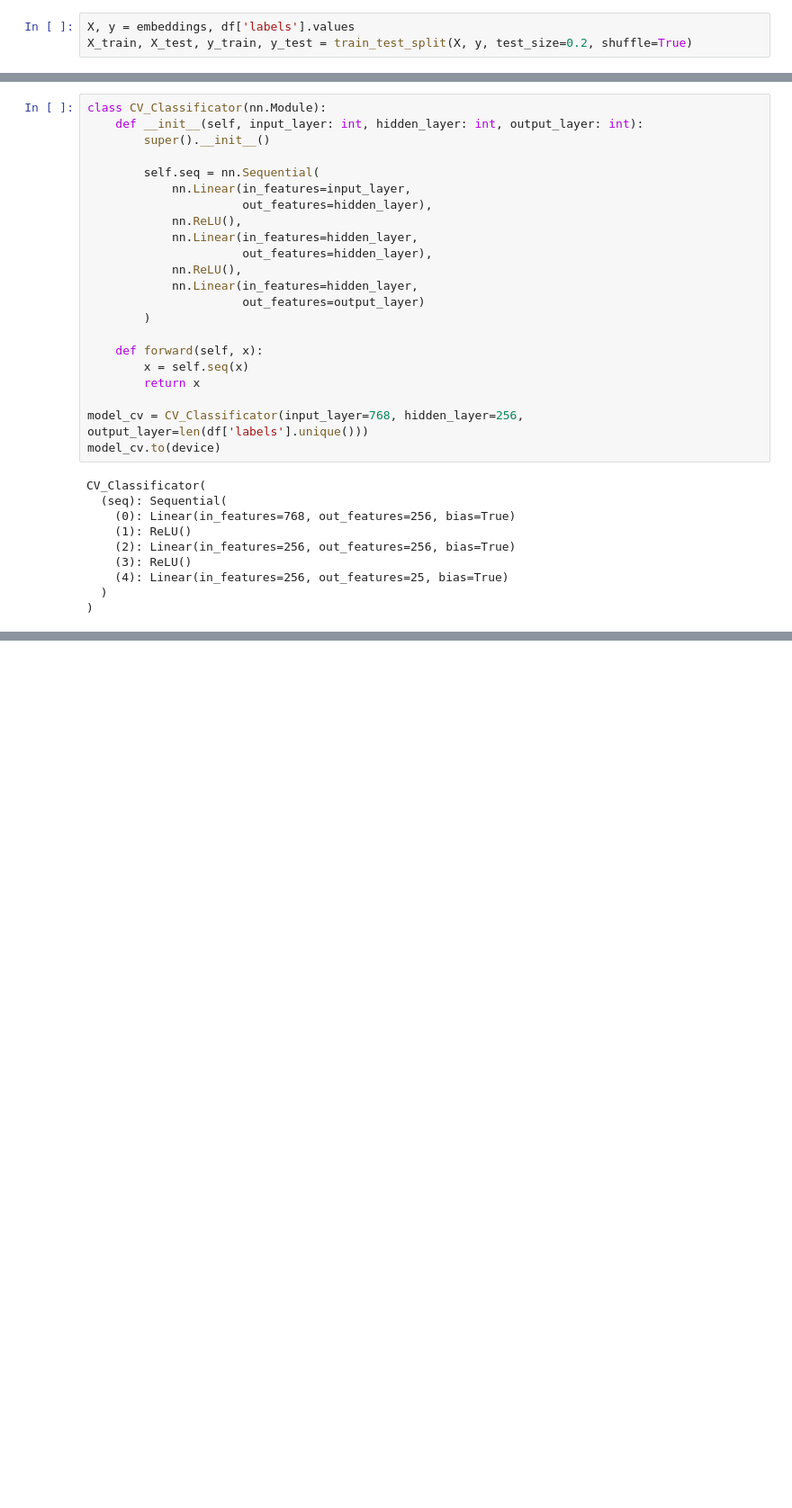
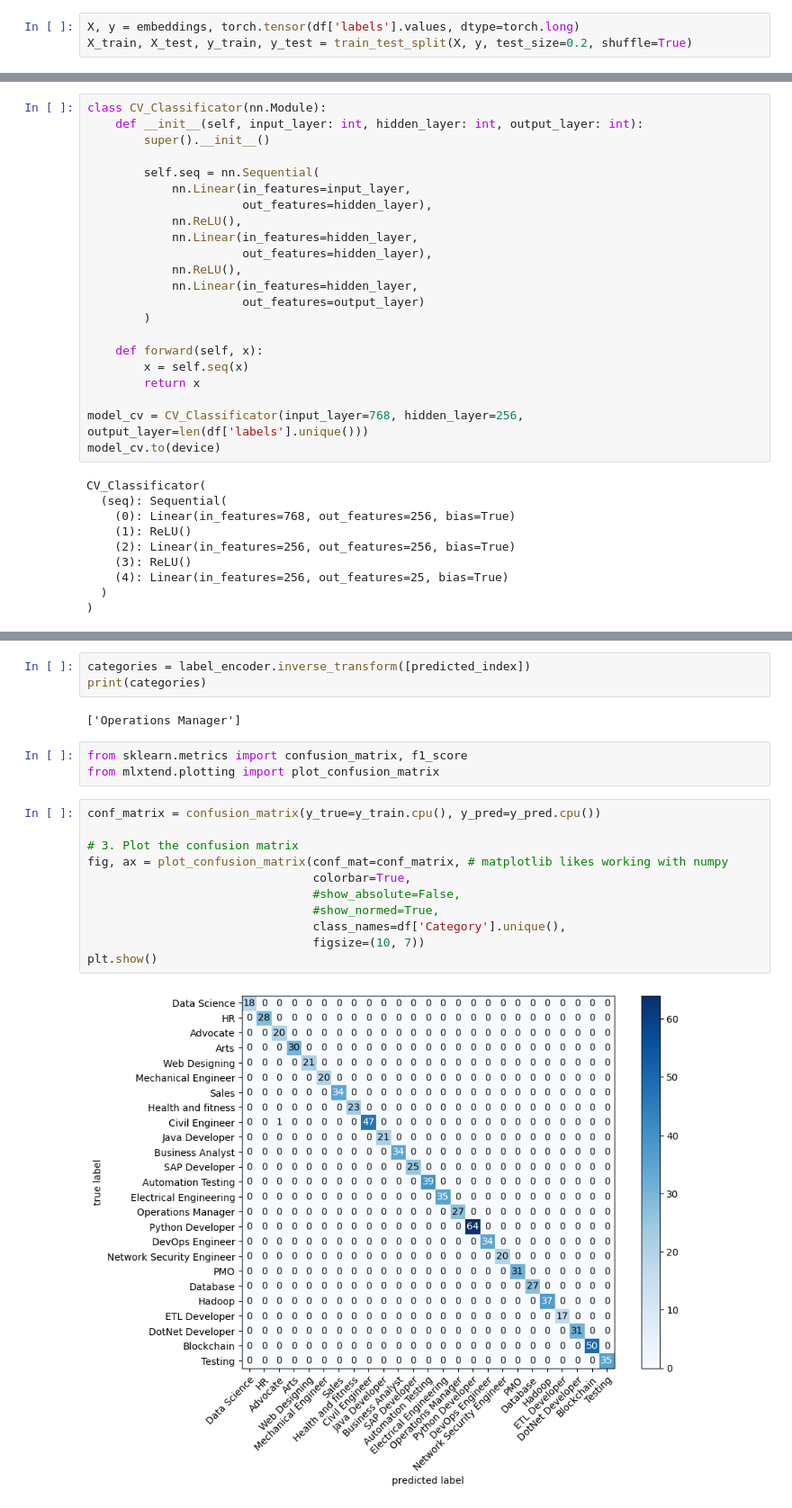
Before and after one commit to piotr15q/CV_ckecker, a Jupyter notebook: CV_checker.ipynb, the cells around one changed output, grey strips where cells are left out. Shown: that part at 90% size. Saved outputs shown, nothing was run; the diff lists cells and outputs as text; blank space fills up the shorter version.

```diff
--- a/CV_checker.ipynb
+++ b/CV_checker.ipynb
@@ -293,7 +293,7 @@ array([ 6,  6,  6,  6,  6,  6,  6,  6,  6,  6,  6,  6,  6,  6,  6,  6,  6,
        23, 23, 23, 23, 23, 23, 23, 23, 23, 23, 23, 23, 23, 23, 23, 23, 23,
        23, 23, 23, 23, 23, 23, 23, 23, 23, 23])
 # %%
-X, y = embeddings, df['labels'].values
+X, y = embeddings, torch.tensor(df['labels'].values, dtype=torch.long)
 X_train, X_test, y_train, y_test = train_test_split(X, y, test_size=0.2, shuffle=True)
 # %%
 len(df['labels'].unique())
@@ -353,0 +545,21 @@ OrderedDict([('seq.0.weight',
+# %%
+categories = label_encoder.inverse_transform([predicted_index])
+print(categories)
+# %% [output]
+['Operations Manager']
+# %%
+from sklearn.metrics import confusion_matrix, f1_score
+from mlxtend.plotting import plot_confusion_matrix
+# %%
+conf_matrix = confusion_matrix(y_true=y_train.cpu(), y_pred=y_pred.cpu())
+
+# 3. Plot the confusion matrix
+fig, ax = plot_confusion_matrix(conf_mat=conf_matrix, # matplotlib likes working with numpy
+                                colorbar=True,
+                                #show_absolute=False,
+                                #show_normed=True,
+                                class_names=df['Category'].unique(),
+                                figsize=(10, 7))
+plt.show()
+# %% [output]
+[figure, added]
```
Also changed, not shown: parts of 23 cells of this notebook, 2 other files.
